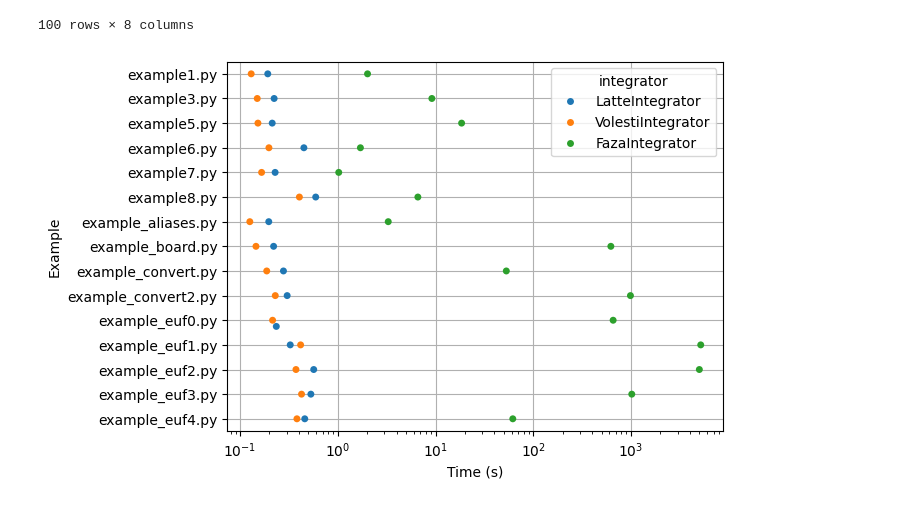
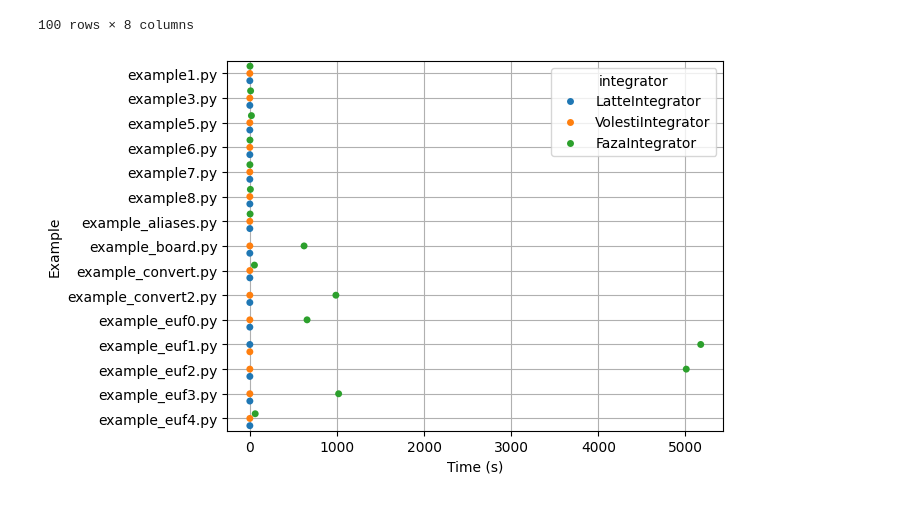
Before and after one commit to destrat18/wmi-pa-w-volappx, a Jupyter notebook: results.ipynb, the cells around one changed output. Cells and saved outputs as stored; diff of their text form; code cells hidden in the pictures.

```diff
--- a/results.ipynb
+++ b/results.ipynb
@@ -64,9 +66,9 @@ df_res[['example', 'integrator', 'result', 'time', 'mode', 'n_integrations']].so
 df_logs[['example', 'integrand', 'degree', 'hrect_checked_num',
        'total_solver_time', 'total_subs_time','threshold', 'max_workers']].sort_values(['example', 'hrect_checked_num']).to_csv('results/wmipa_examples_logs.csv', index=False)
 # %%
-sns.swarmplot(data=df_res, x='time', y='example', hue='integrator', log_scale=True)
+sns.swarmplot(data=df_res, x='time', y='example', hue='integrator')
 plt.ylabel('Example')
 plt.xlabel('Time (s)')
 plt.grid()
 # %% [output]
-[figure, old version]
+[figure, new version]
```
Also changed, not shown: parts of 1 cell of this notebook, 7 other files.
